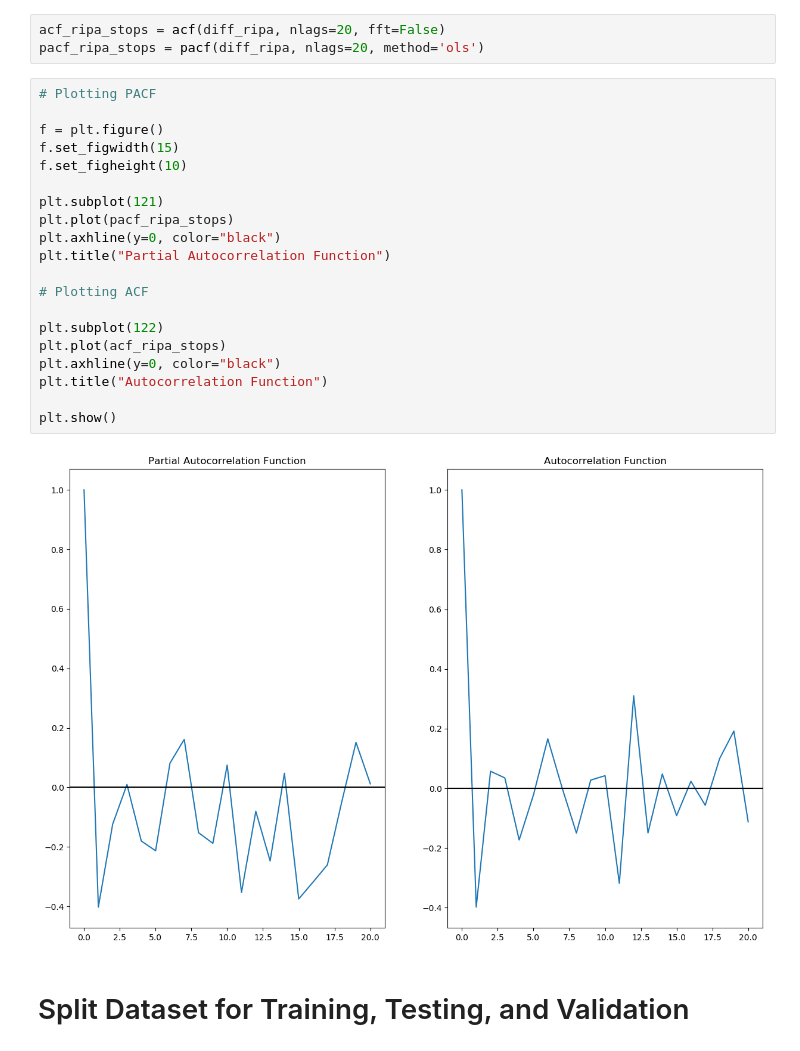
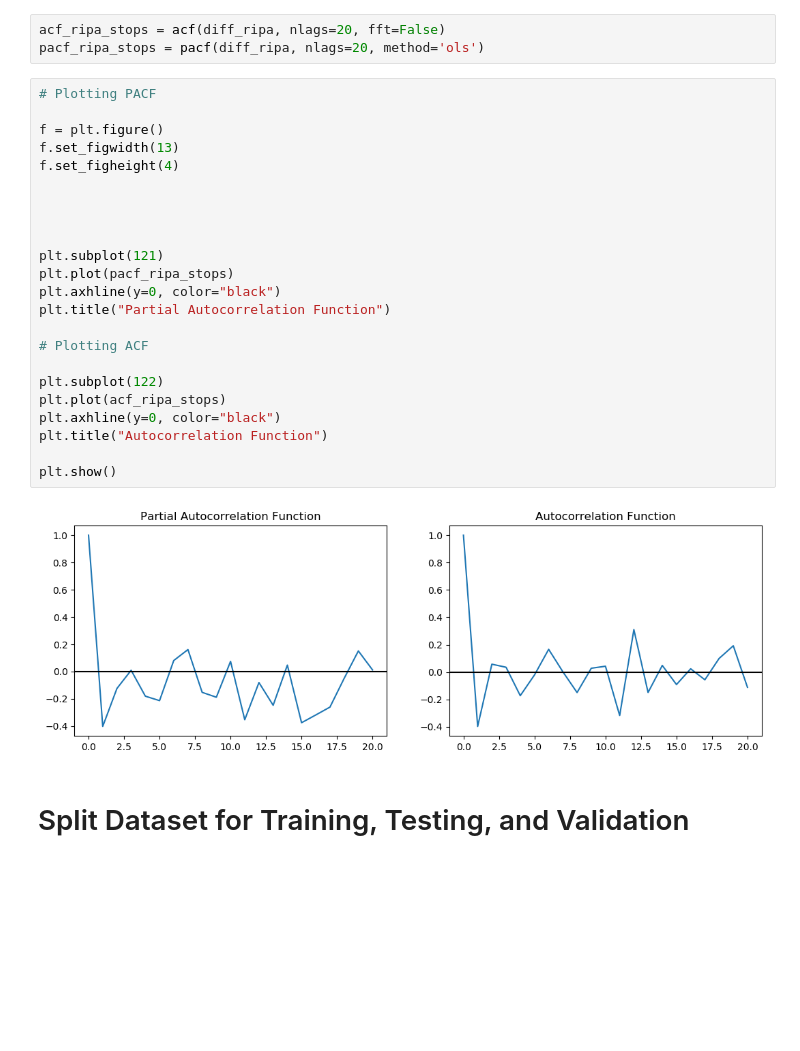
Before and after one commit to zalvatore/Predicting_Police_Activity, a Jupyter notebook: Police_Stops_Modeling.ipynb, the cells around one changed output. Cells and saved outputs as stored; diff of their text form; blank space fills up the shorter version.

```diff
--- a/Police_Stops_Modeling.ipynb
+++ b/Police_Stops_Modeling.ipynb
@@ -36,25 +37,28 @@ pacf_ripa_stops = pacf(diff_ripa, nlags=20, method='ols')
 # %%
 # Plotting PACF
 
 f = plt.figure()
-f.set_figwidth(15)
-f.set_figheight(10)
+f.set_figwidth(13)
+f.set_figheight(4)
+
+
+
 
 plt.subplot(121)
 plt.plot(pacf_ripa_stops)
 plt.axhline(y=0, color="black")
 plt.title("Partial Autocorrelation Function")
 
 # Plotting ACF
 
 plt.subplot(122)
 plt.plot(acf_ripa_stops)
 plt.axhline(y=0, color="black")
 plt.title("Autocorrelation Function")
 
 plt.show()
 # %% [output]
-[figure, old version]
+[figure, new version]
 # %% [markdown]
 # Split Dataset for Training, Testing, and Validation
 # %%
```
Also changed, not shown: parts of 2 cells of this notebook.
